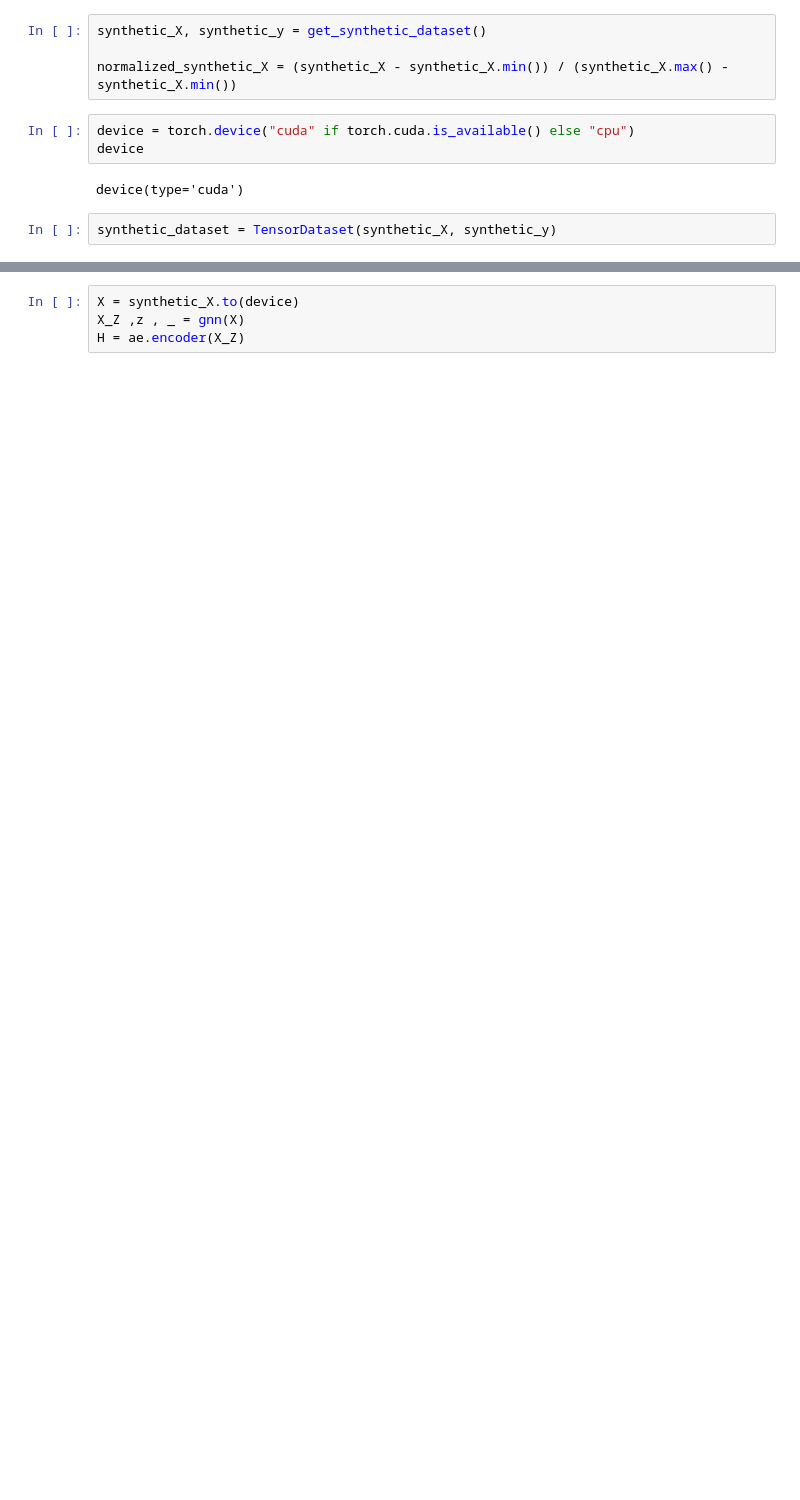
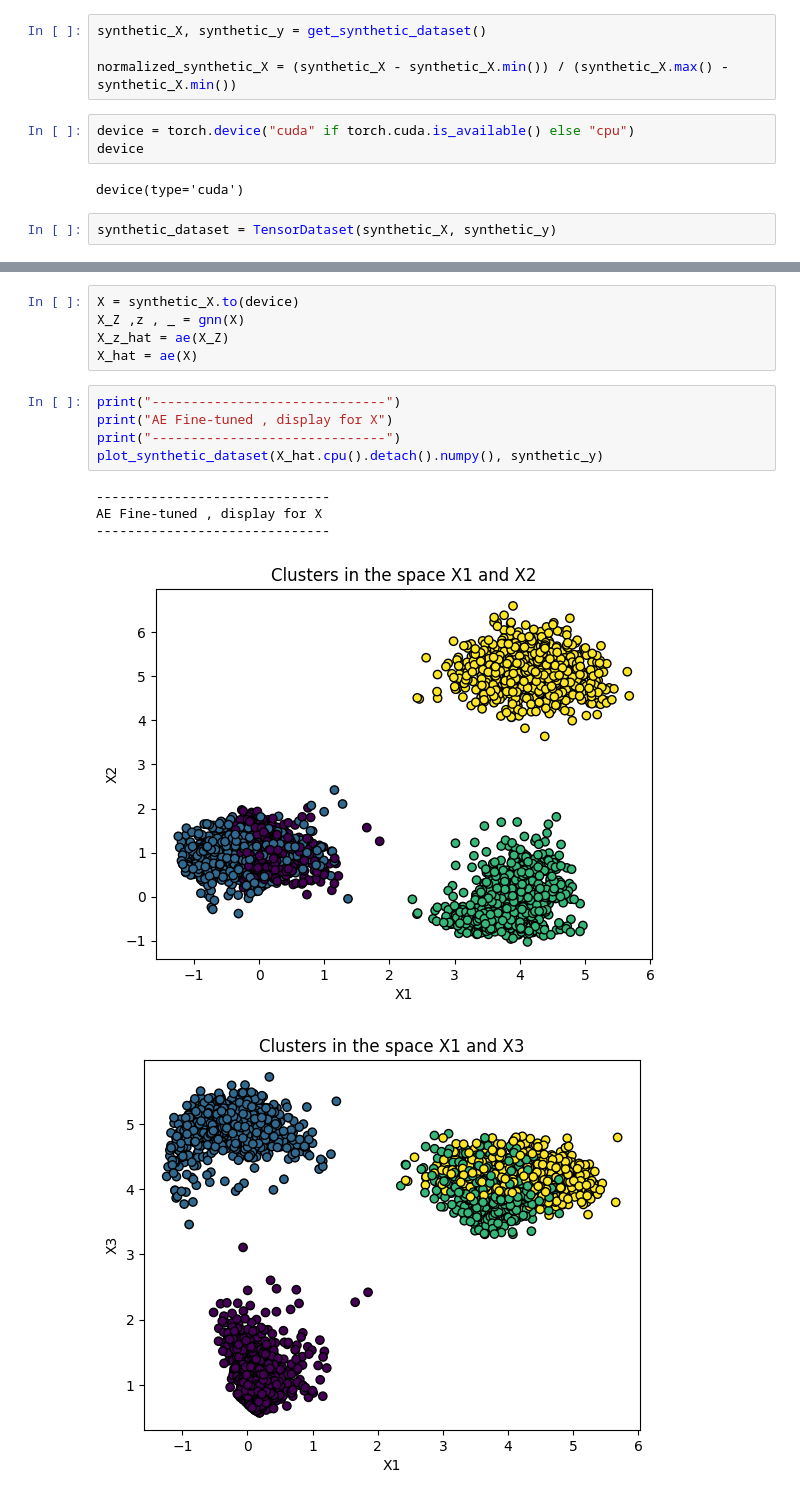
Before and after one commit to AmineYK/Interpretable-Deep-Clustering, a Jupyter notebook: src/training.ipynb, the cells around one changed output, grey strips where cells are left out. Saved outputs shown, nothing was run; the diff lists cells and outputs as text; blank space fills up the shorter version.

```diff
--- a/src/training.ipynb
+++ b/src/training.ipynb
@@ -155,4 +152,16 @@ ALL Training finished!
 # %%
 X = synthetic_X.to(device)
 X_Z ,z , _ = gnn(X)
-H = ae.encoder(X_Z)
+X_z_hat = ae(X_Z)
+X_hat = ae(X)
+# %%
+print("------------------------------")
+print("AE Fine-tuned , display for X")
+print("------------------------------")
+plot_synthetic_dataset(X_hat.cpu().detach().numpy(), synthetic_y)
+# %% [output]
+------------------------------
+AE Fine-tuned , display for X
+------------------------------
+[figure, added]
+[figure, added]
```
Also changed, not shown: parts of 16 cells of this notebook, 3 other files.
